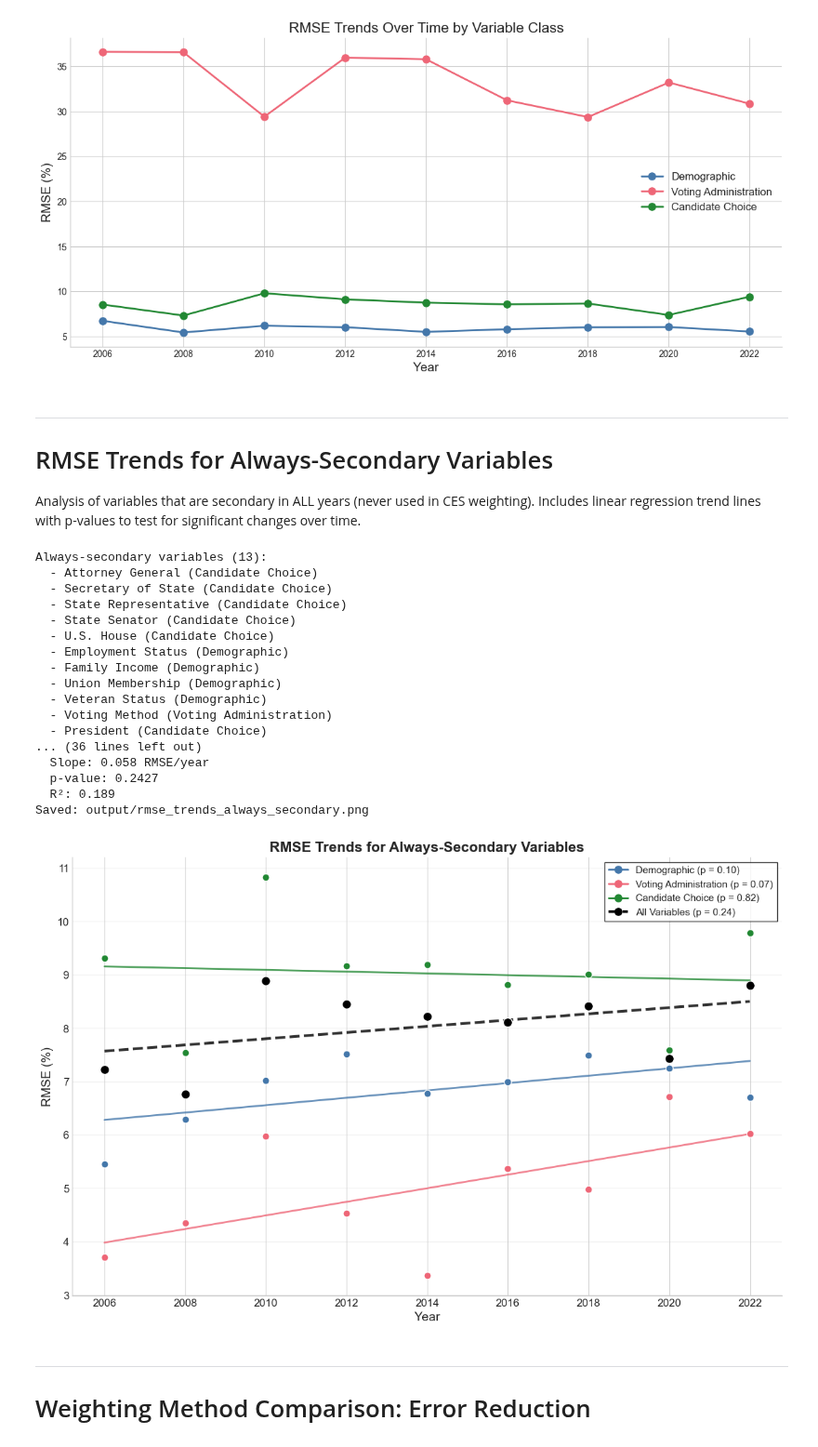
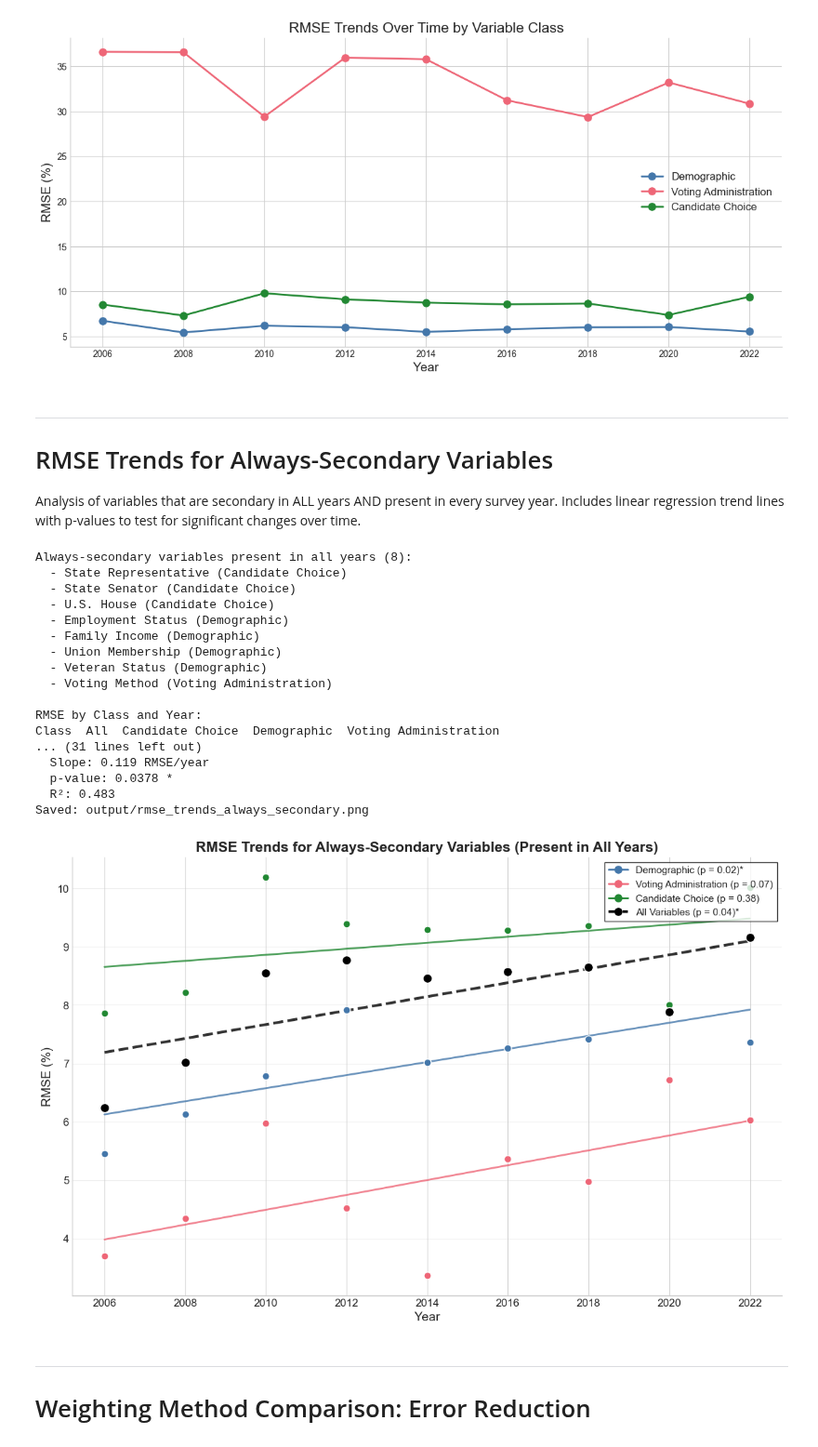
Before and after one commit to jdpru/CES-Accuracy-Analysis, a Jupyter notebook: tables_and_figures/figuresHQ.ipynb, the cells around one changed output. Shown at 93% size. Saved outputs shown, nothing was run; the diff lists cells and outputs as text; code cells hidden in the pictures.

```diff
--- a/tables_and_figures/figuresHQ.ipynb
+++ b/tables_and_figures/figuresHQ.ipynb
@@ -990,37 +990,42 @@ Saved: output/error_trends_over_time.png
 ---
 # RMSE Trends for Always-Secondary Variables
 
-Analysis of variables that are secondary in ALL years (never used in CES weighting).
+Analysis of variables that are secondary in ALL years AND present in every survey year.
 Includes linear regression trend lines with p-values to test for significant changes over time.
 # %%
 # =============================================================================
-# RMSE TRENDS FOR ALWAYS-SECONDARY VARIABLES
-# Variables that are Secondary in ALL years (never used in CES weighting)
+# RMSE TRENDS FOR ALWAYS-SECONDARY VARIABLES (PRESENT IN ALL YEARS)
+# Variables that are Secondary in ALL years AND present in every survey year
 # =============================================================================
 
-# Identify always-secondary variables
-always_secondary = []
-for var in most_specific['Variable'].unique():
-    var_data = most_specific[
-        (most_specific['Variable'] == var) &
-        (most_specific['Weighting_Method'] == 'CES-Provided Weights') &
-        (most_specific['Validity_Scheme'] == 'All')
-    ]
-    types = var_data['Variable_Type'].unique()
-    if len(types) == 1 and types[0] == 'Secondary':
-        always_secondary.append(var)
-
-print(f"Always-secondary variables ({len(always_secondary)}):")
-for v in always_secondary:
-    cls = most_specific[most_specific['Variable'] == v]['Class'].iloc[0]
-    print(f"  - {v} ({cls})")
-
-# Filter to always-secondary variables only
-df_secondary = most_specific[
-    (most_specific['Variable'].isin(always_secondary)) &
+# Get all years in the dataset
+df_ces = most_specific[
     (most_specific['Weighting_Method'] == 'CES-Provided Weights') &
     (most_specific['Validity_Scheme'] == 'All')
 ].copy()
+
+all_years = set(df_ces['Year'].unique())
+
+# Identify always-secondary variables that are PRESENT IN ALL YEARS
+always_secondary_all_years = []
+for var in df_ces['Variable'].unique():
+    var_data = df_ces[df_ces['Variable'] == var]
+    years_present = set(var_data['Year'].unique())
+    types = var_data['Variable_Type'].unique()
+
+    is_always_secondary = len(types) == 1 and types[0] == 'Secondary'
+    is_all_years = years_present == all_years
+
+    if is_always_secondary and is_all_years:
+        always_secondary_all_years.append(var)
+
+print(f"Always-secondary variables present in all years ({len(always_secondary_all_years)}):")
+for v in always_secondary_all_years:
+    cls = df_ces[df_ces['Variable'] == v]['Class'].iloc[0]
+    print(f"  - {v} ({cls})")
+
+# Filter to these variables only
+df_secondary = df_ces[df_ces['Variable'].isin(always_secondary_all_years)].copy()
 
 # Calculate RMSE by Year and Class
 rmse_by_class_year = df_secondary.groupby(['Year', 'Class']).apply(
@@ -1112,43 +1117,43 @@ for cls in classes:
     print(f"  p-value: {p_value:.4f} {sig}")
     print(f"  R²: {r_value**2:.3f}")
 
 # Styling
 ax.set_xlabel('Year', fontsize=14)
 ax.set_ylabel('RMSE (%)', fontsize=14)
-ax.set_title('RMSE Trends for Always-Secondary Variables', fontsize=16, fontweight='bold')
+ax.set_title('RMSE Trends for Always-Secondary Variables (Present in All Years)', fontsize=16, fontweight='bold')
 ax.spines['top'].set_visible(False)
 ax.spines['right'].set_visible(False)
 ax.set_xticks(years)
 ax.set_xticklabels(years, rotation=0)
 ax.tick_params(axis='both', labelsize=12)
 ax.grid(axis='y', linestyle='-', alpha=0.3)
 
 # Custom legend
 lines, labels = zip(*legend_entries)
 ax.legend(lines, labels, loc='upper right', fontsize=11, frameon=True,
           fancybox=False, edgecolor='black')
 
 save_figure(fig, 'rmse_trends_always_secondary.png')
 plt.show()
 # %% [output]
-Always-secondary variables (13):
-  - Attorney General (Candidate Choice)
-  - Secretary of State (Candidate Choice)
+Always-secondary variables present in all years (8):
   - State Representative (Candidate Choice)
   - State Senator (Candidate Choice)
   - U.S. House (Candidate Choice)
   - Employment Status (Demographic)
   - Family Income (Demographic)
   - Union Membership (Demographic)
   - Veteran Status (Demographic)
   - Voting Method (Voting Administration)
-  - President (Candidate Choice)
-... (36 lines left out)
-  Slope: 0.058 RMSE/year
-  p-value: 0.2427
-  R²: 0.189
+
+RMSE by Class and Year:
+Class  All  Candidate Choice  Demographic  Voting Administration
+... (31 lines left out)
+  Slope: 0.119 RMSE/year
+  p-value: 0.0378 *
+  R²: 0.483
 Saved: output/rmse_trends_always_secondary.png
-[figure, old version]
+[figure, new version]
 # %% [markdown]
 ---
 # Weighting Method Comparison: Error Reduction
```
Also changed, not shown: parts of 1 cell of this notebook, 1 other file.
